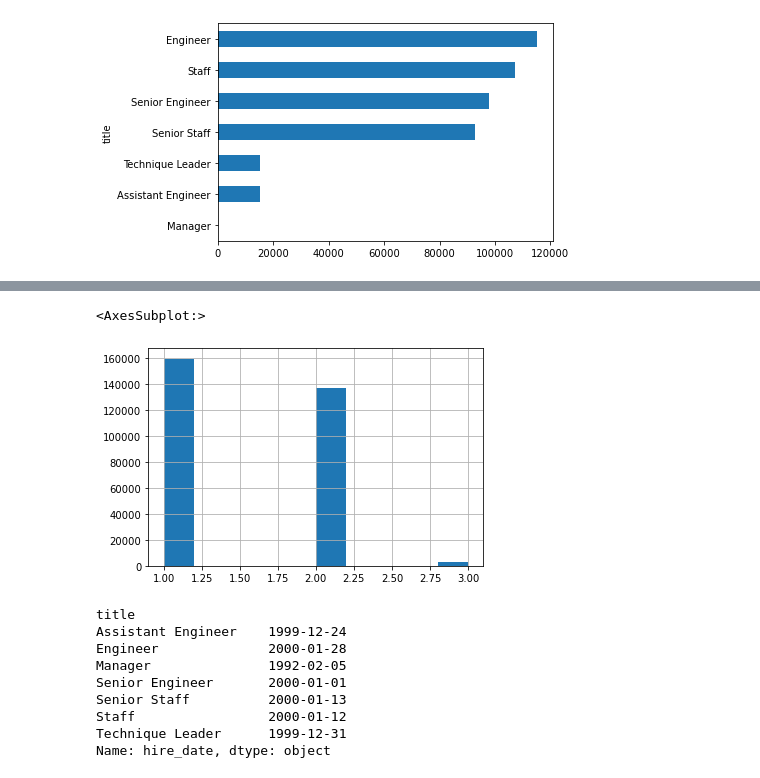
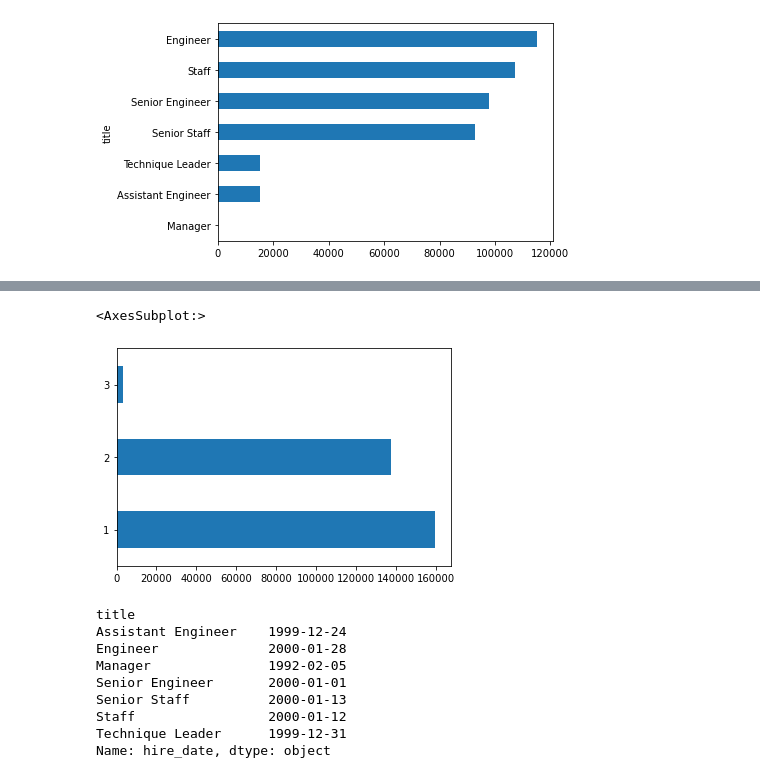
Before and after one commit to Ken-Alviola/numpy-pandas-visualization-exercises, a Jupyter notebook: advanced_dataframes.ipynb, the cells around one changed output, grey strips where cells are left out. Drawn from its saved outputs; the diff is of its cells as text; code cells hidden in the pictures.

```diff
--- a/advanced_dataframes.ipynb
+++ b/advanced_dataframes.ipynb
@@ -278,10 +287,10 @@ employees_and_titles.head()
 | 4 | 10004 | 1954-05-01 | Chirstian | Koblick | M | 1986-12-01 | Senior Engineer | 1995-12-01 | 9999-01-01 |
 # %%
 #g. Visualize how frequently employees change titles.
-employees_and_titles.groupby('emp_no').title.count().hist()
+employees_and_titles.groupby('emp_no').title.count().value_counts().plot.barh()
 # %% [output]
 <AxesSubplot:>
-[figure, old version]
+[figure, new version]
 # %%
 #h. For each title, find the hire date of the employee that was hired most recently with that title.
 employees_and_titles.groupby('title').hire_date.max()
```
Also changed, not shown: parts of 6 cells of this notebook.
